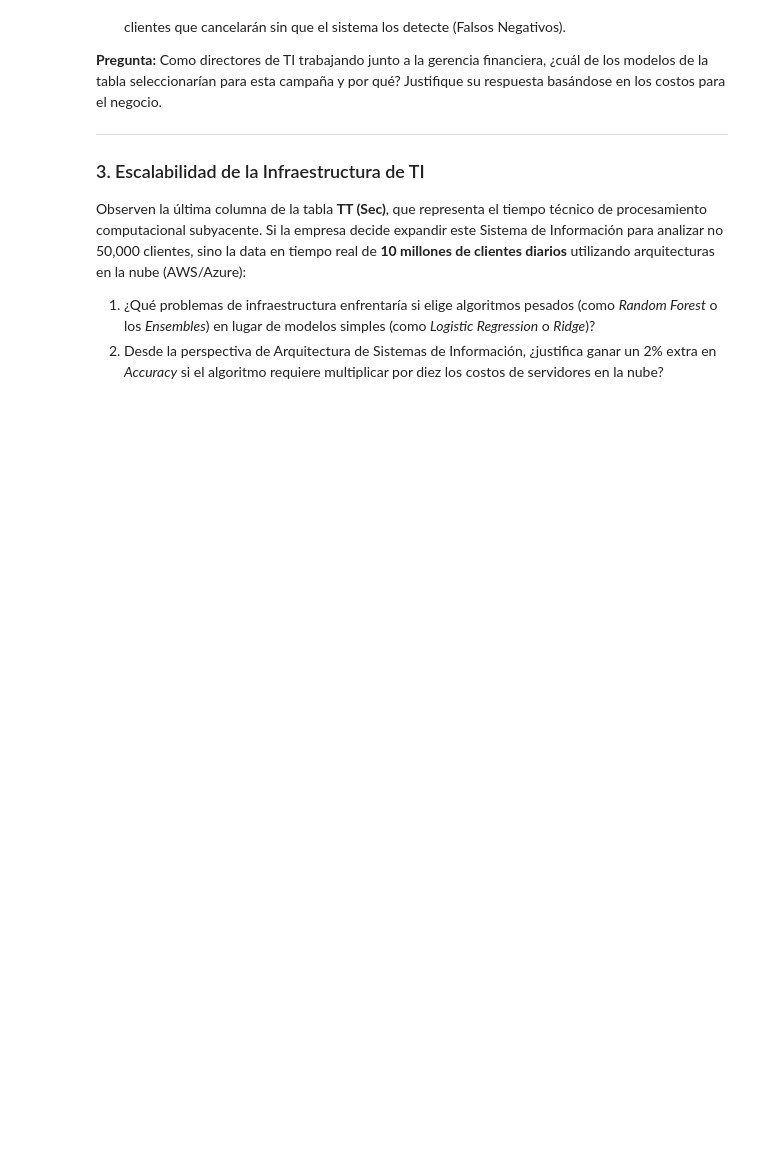
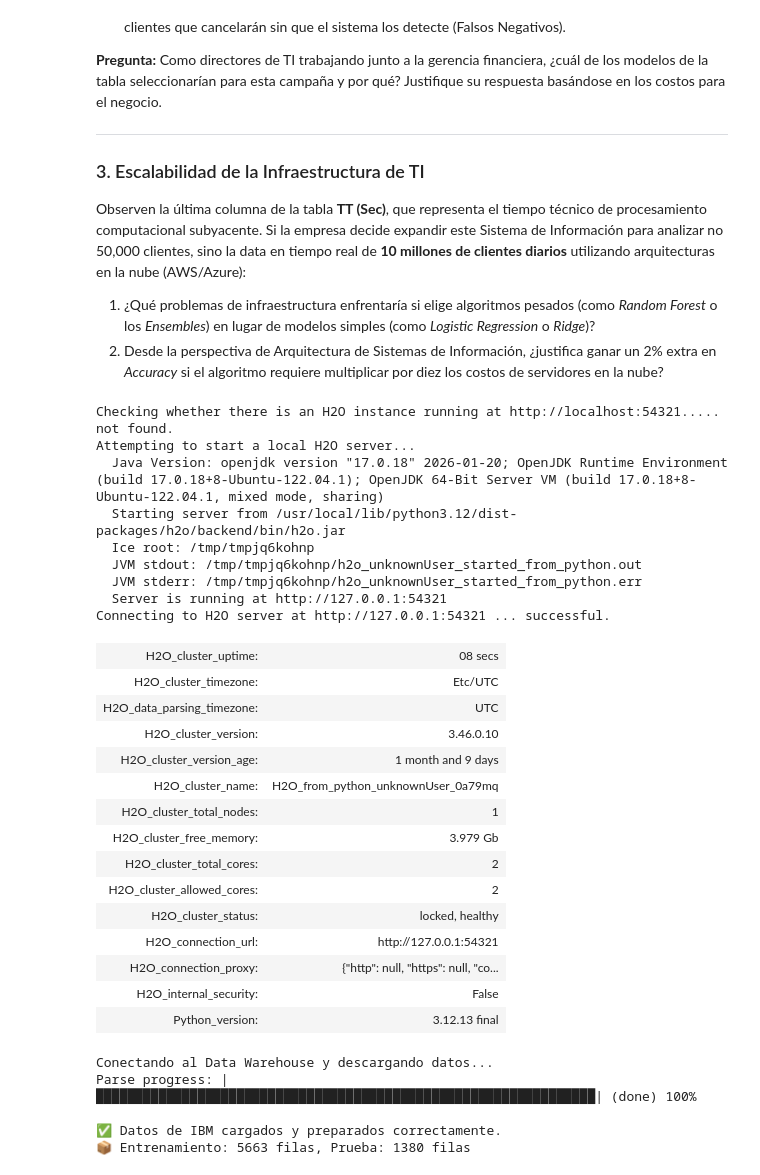
Before and after one commit to faorjuelal/SIG---IIND---2026, a Jupyter notebook: Notebooks/Pycaret.ipynb, the cells around one changed output. Drawn from its saved outputs; the diff is of its cells as text; code cells hidden in the pictures; blank space fills up the shorter version.

```diff
--- a/Notebooks/Pycaret.ipynb
+++ b/Notebooks/Pycaret.ipynb
@@ -203 +203,59 @@ print(f"Entrenamiento: {train.nrows} filas, Prueba: {test.nrows} filas")
+# %%
+# PASO 2: Importar librerías e Inicializar H2O
+
+# Inicializar H2O (esto inicia el servidor en segundo plano)
+h2o.init(max_mem_size='4G')
+
+print("\nConectando al Data Warehouse y descargando datos...")
+
+# 💡 NUEVA SOLUCIÓN: Usamos el dataset oficial de Fuga de Clientes de IBM (Telco Churn).
+# Este enlace es estable, permanente y es el estándar para consultoría de Negocios.
+url_datos = "https://raw.githubusercontent.com/IBM/telco-customer-churn-on-icp4d/master/data/Telco-Customer-Churn.csv"
+df_pandas = pd.read_csv(url_datos)
+
+# Convertimos los datos descargados al formato de alta velocidad de H2O
+datos = h2o.H2OFrame(df_pandas)
+
+# Especificamos la columna objetivo exacta de este nuevo dataset (se llama 'Churn')
+columna_objetivo = 'Churn'
+
+# Aseguramos que la columna objetivo sea de tipo 'factor' (categoría)
+# Esto evitará el error del AUC en NaN y le dirá a H2O que es un problema de Clasificación
+datos[columna_objetivo] = datos[columna_objetivo].asfactor()
+
+# Dividimos los datos en entrenamiento (80%) y prueba (20%)
+train, test = datos.split_frame(ratios=[0.8], seed=1234)
+
+print(f"\n✅ Datos de IBM cargados y preparados correctamente.")
+print(f"📦 Entrenamiento: {train.nrows} filas, Prueba: {test.nrows} filas")
+# %% [output]
+Checking whether there is an H2O instance running at http://localhost:54321..... not found.
+Attempting to start a local H2O server...
+  Java Version: openjdk version "17.0.18" 2026-01-20; OpenJDK Runtime Environment (build 17.0.18+8-Ubuntu-122.04.1); OpenJDK 64-Bit Server VM (build 17.0.18+8-Ubuntu-122.04.1, mixed mode, sharing)
+  Starting server from /usr/local/lib/python3.12/dist-packages/h2o/backend/bin/h2o.jar
+  Ice root: /tmp/tmpjq6kohnp
+  JVM stdout: /tmp/tmpjq6kohnp/h2o_unknownUser_started_from_python.out
+  JVM stderr: /tmp/tmpjq6kohnp/h2o_unknownUser_started_from_python.err
+  Server is running at http://127.0.0.1:54321
+Connecting to H2O server at http://127.0.0.1:54321 ... successful.
+| H2O_cluster_uptime: | 08 secs |
+| H2O_cluster_timezone: | Etc/UTC |
+| H2O_data_parsing_timezone: | UTC |
+| H2O_cluster_version: | 3.46.0.10 |
+| H2O_cluster_version_age: | 1 month and 9 days |
+| H2O_cluster_name: | H2O_from_python_unknownUser_0a79mq |
+| H2O_cluster_total_nodes: | 1 |
+| H2O_cluster_free_memory: | 3.979 Gb |
+| H2O_cluster_total_cores: | 2 |
+| H2O_cluster_allowed_cores: | 2 |
+| H2O_cluster_status: | locked, healthy |
+| H2O_connection_url: | http://127.0.0.1:54321 |
+| H2O_connection_proxy: | {"http": null, "https": null, "co... |
+| H2O_internal_security: | False |
+| Python_version: | 3.12.13 final |
+Conectando al Data Warehouse y descargando datos...
+Parse progress: |████████████████████████████████████████████████████████████████| (done) 100%
+
+✅ Datos de IBM cargados y preparados correctamente.
+📦 Entrenamiento: 5663 filas, Prueba: 1380 filas
 # %%
```
Also changed, not shown: parts of 9 cells of this notebook.
